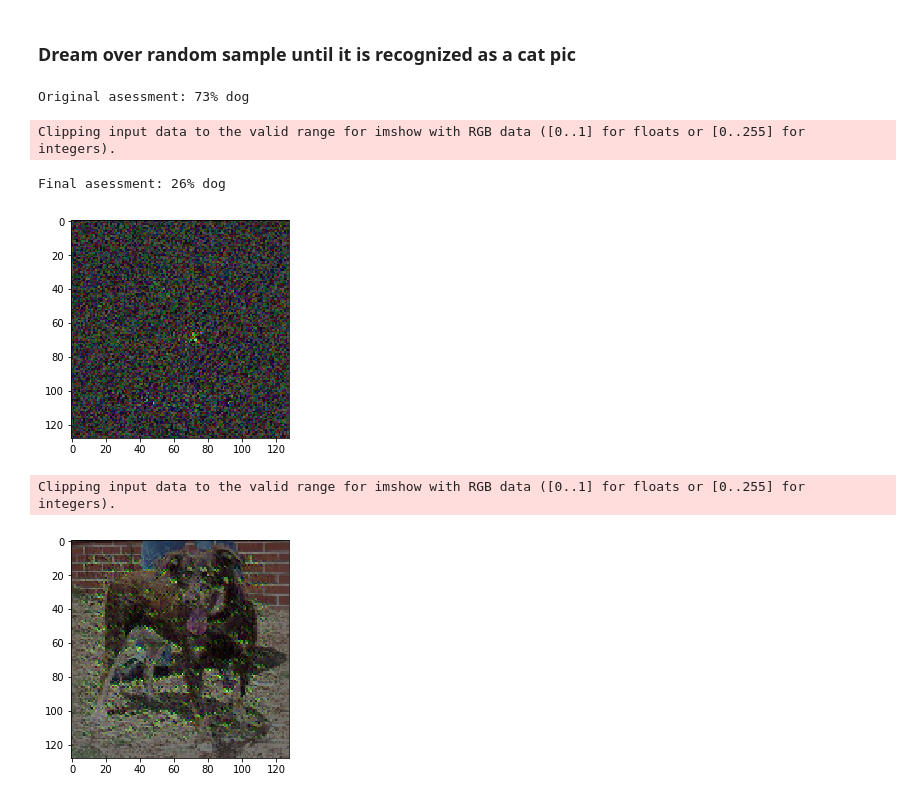
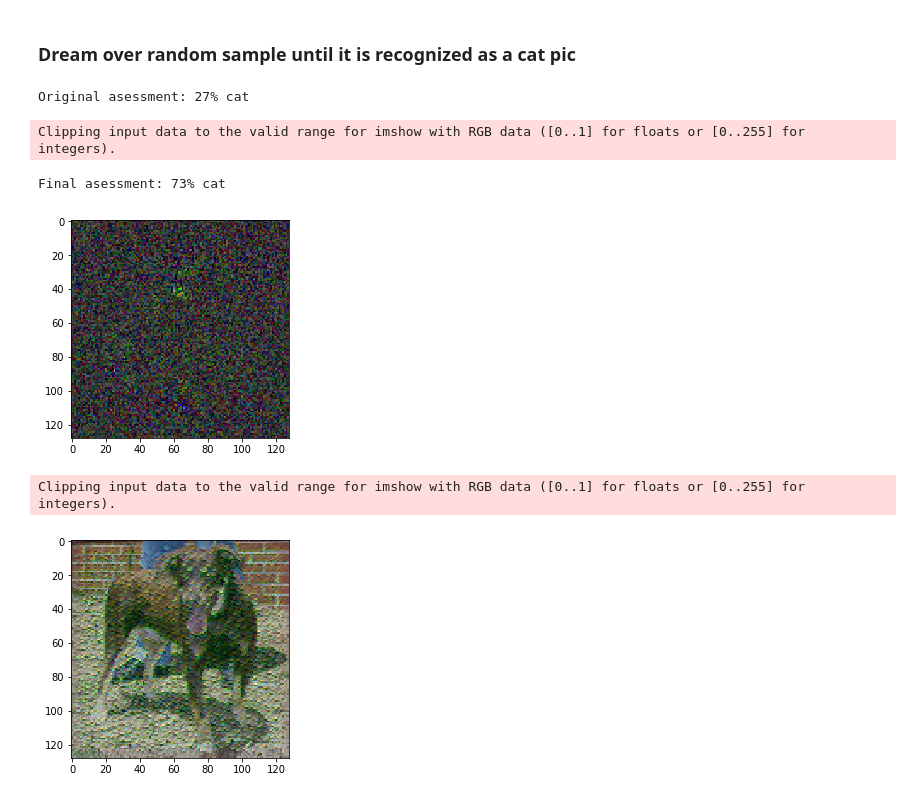
Before and after one commit to aweas/deep_dreaming_dogs, a Jupyter notebook: deep_dreamer.ipynb, the cells around one changed output. Saved outputs shown, nothing was run; the diff lists cells and outputs as text; code cells hidden in the pictures.

```diff
--- a/deep_dreamer.ipynb
+++ b/deep_dreamer.ipynb
@@ -30,7 +30,7 @@ y = graph.get_tensor_by_name('output:0')
 # %% [markdown]
 # Testing model accuracy (just in case)
 # %%
-test_image = skimage.transform.resize(plt.imread('train/dog.0.jpg'), (128,128,3))
+test_image = skimage.transform.resize(plt.imread('train/dog.1.jpg'), (128,128,3))
 res = sess.run(y, feed_dict={x: [test_image]})
 answer = 'cat' if res[0][0]>res[0][1] else 'dog'
 print(f'{res[0]} - {answer}')
@@ -80,7 +80,7 @@ print([op.name for op in graph.get_operations() if 'Conv2D' in op.name and 'trai
 We pick a layer + feature and 'train' picture via gradient so that chosen layer gets max activation.
 # %%
 layer = 'cnn/classificator/convolution/conv2d_2/Conv2D'
-feature = 32
+feature = 8
 
 # np.random.seed(0)
 img_noise = np.random.random(size=(1,128,128,3))
@@ -231,24 +238,24 @@ entry_point = x
 
 img = np.random.uniform(size=(1,128,128,3))
 
-assess = sess.run(y, {inp:img})[0,1]*100
-print(f'Original asessment: {int(assess)}% dog')
+assess = sess.run(y, {inp:img})[0,0]*100
+print(f'Original asessment: {int(assess)}% cat')
 
 purified = render_naive(op[:,0], img0=img, iter_n=20, step=0.1);
 
-assess = sess.run(y, {inp:purified})[0,1]*100
-print(f'Final asessment: {int(assess)}% dog')
+assess = sess.run(y, {inp:purified})[0,0]*100
+print(f'Final asessment: {int(assess)}% cat')
 # %% [output]
-Original asessment: 73% dog
+Original asessment: 27% cat
 Clipping input data to the valid range for imshow with RGB data ([0..1] for floats or [0..255] for integers).
-Final asessment: 26% dog
+Final asessment: 73% cat
-[figure, old version]
+[figure, new version]
 # %%
 img = plt.imread(f'train/dog.323.jpg')
 img = skimage.transform.resize(img, (128, 128, 3))
 img = img/np.max(img)
 
-plt.imshow(dream_image([img], T('cnn/classificator/convolution/conv2d_2/Conv2D'), 13, step=0.01));
+plt.imshow(dream_image([img], T('cnn/classificator/convolution/conv2d_1/Conv2D'), 23, step=0.01));
 # %% [output]
 Clipping input data to the valid range for imshow with RGB data ([0..1] for floats or [0..255] for integers).
-[figure, old version]
+[figure, new version]
```
Also changed, not shown: parts of 11 cells of this notebook.
